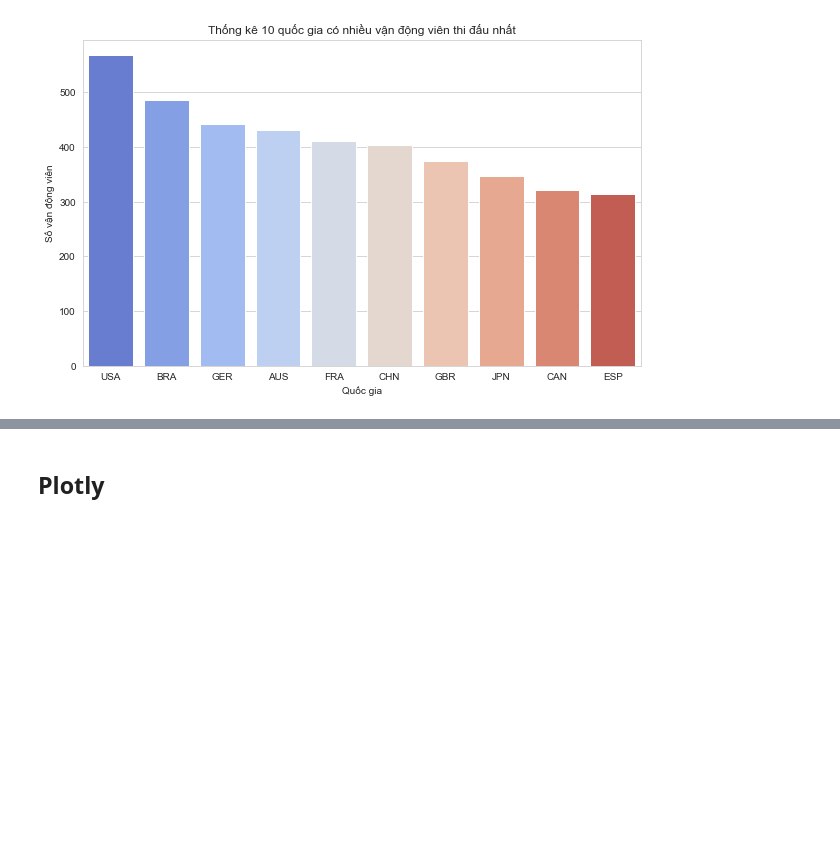
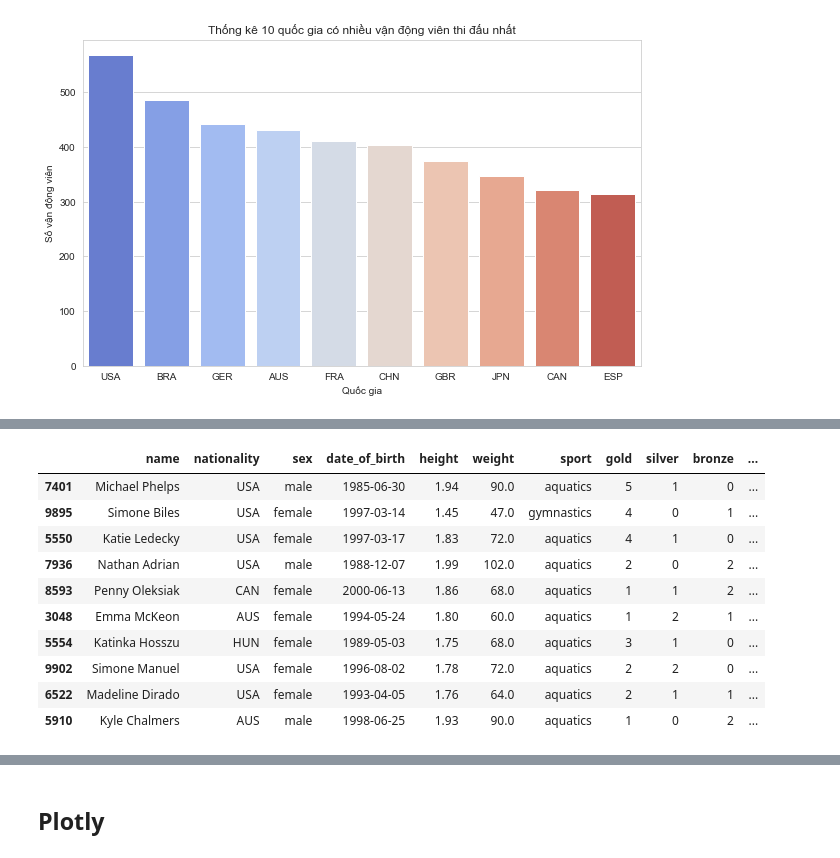
Before and after one commit to lminhtm/MLDSPython, a Jupyter notebook: Classworks/Bai6-GraphVisualization/BarChart.ipynb, the cells around one changed output, grey strips where cells are left out. Saved outputs shown, nothing was run; the diff lists cells and outputs as text; code cells hidden in the pictures; blank space fills up the shorter version.

```diff
--- a/Classworks/Bai6-GraphVisualization/BarChart.ipynb
+++ b/Classworks/Bai6-GraphVisualization/BarChart.ipynb
@@ -101,0 +111,15 @@ plt.show()
+# %%
+df_top10_total = df.sort_values(by='total', ascending=False).head(10)
+df_top10_total
+# %% [output]
+|  | name | nationality | sex | date_of_birth | height | weight | sport | gold | silver | bronze | ... |
+| 7401 | Michael Phelps | USA | male | 1985-06-30 | 1.94 | 90.0 | aquatics | 5 | 1 | 0 | ... |
+| 9895 | Simone Biles | USA | female | 1997-03-14 | 1.45 | 47.0 | gymnastics | 4 | 0 | 1 | ... |
+| 5550 | Katie Ledecky | USA | female | 1997-03-17 | 1.83 | 72.0 | aquatics | 4 | 1 | 0 | ... |
+| 7936 | Nathan Adrian | USA | male | 1988-12-07 | 1.99 | 102.0 | aquatics | 2 | 0 | 2 | ... |
+| 8593 | Penny Oleksiak | CAN | female | 2000-06-13 | 1.86 | 68.0 | aquatics | 1 | 1 | 2 | ... |
+| 3048 | Emma McKeon | AUS | female | 1994-05-24 | 1.80 | 60.0 | aquatics | 1 | 2 | 1 | ... |
+| 5554 | Katinka Hosszu | HUN | female | 1989-05-03 | 1.75 | 68.0 | aquatics | 3 | 1 | 0 | ... |
+| 9902 | Simone Manuel | USA | female | 1996-08-02 | 1.78 | 72.0 | aquatics | 2 | 2 | 0 | ... |
+| 6522 | Madeline Dirado | USA | female | 1993-04-05 | 1.76 | 64.0 | aquatics | 2 | 1 | 1 | ... |
+| 5910 | Kyle Chalmers | AUS | male | 1998-06-25 | 1.93 | 90.0 | aquatics | 1 | 0 | 2 | ... |
```
Also changed, not shown: parts of 2 cells of this notebook, 34 other files.
